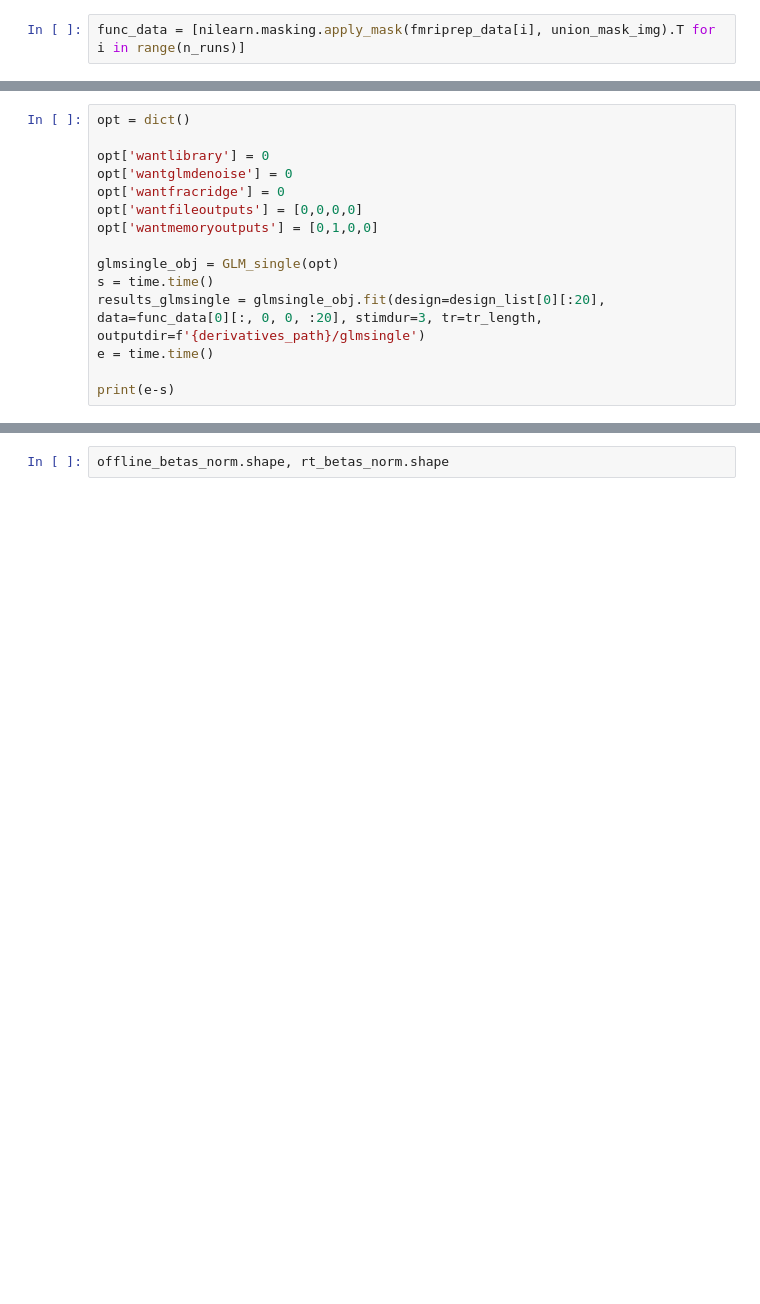
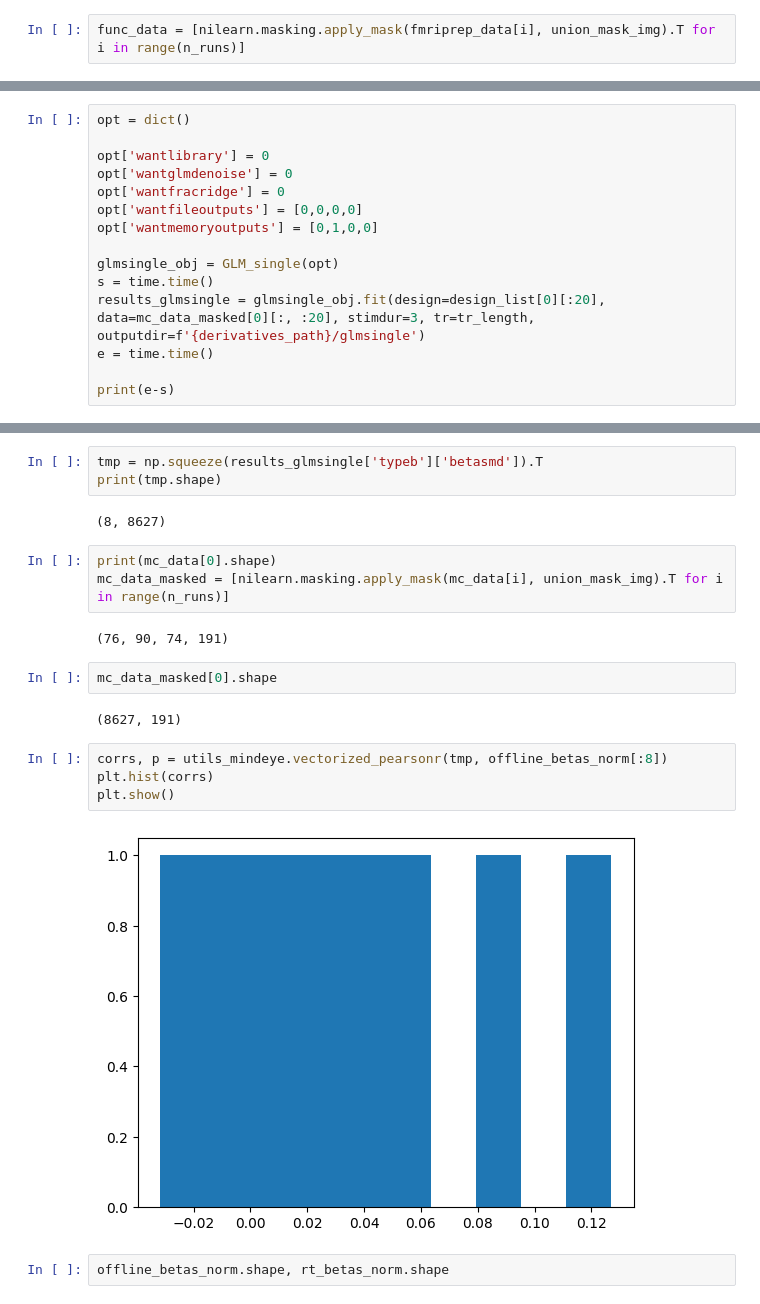
Before and after one commit to brainiak/rtcloud-projects, a Jupyter notebook: mindeye/debug_betas.ipynb, the cells around one changed output, grey strips where cells are left out. Cells and saved outputs as stored; diff of their text form; blank space fills up the shorter version.

Commit message:
fmriprep + nilearn (pass in all data each TR)

```diff
--- a/mindeye/debug_betas.ipynb
+++ b/mindeye/debug_betas.ipynb
@@ -450,7 +414,7 @@ opt['wantmemoryoutputs'] = [0,1,0,0]
 
 glmsingle_obj = GLM_single(opt)
 s = time.time()
-results_glmsingle = glmsingle_obj.fit(design=design_list[0][:20], data=func_data[0][:, 0, 0, :20], stimdur=3, tr=tr_length, outputdir=f'{derivatives_path}/glmsingle')
+results_glmsingle = glmsingle_obj.fit(design=design_list[0][:20], data=mc_data_masked[0][:, :20], stimdur=3, tr=tr_length, outputdir=f'{derivatives_path}/glmsingle')
 e = time.time()
 
 print(e-s)
@@ -457,3 +448,23 @@ print(e-s)
+# %%
+tmp = np.squeeze(results_glmsingle['typeb']['betasmd']).T
+print(tmp.shape)
+# %% [output]
+(8, 8627)
+# %%
+print(mc_data[0].shape)
+mc_data_masked = [nilearn.masking.apply_mask(mc_data[i], union_mask_img).T for i in range(n_runs)]
+# %% [output]
+(76, 90, 74, 191)
+# %%
+mc_data_masked[0].shape
+# %% [output]
+(8627, 191)
+# %%
+corrs, p = utils_mindeye.vectorized_pearsonr(tmp, offline_betas_norm[:8])
+plt.hist(corrs)
+plt.show()
+# %% [output]
+[figure, added]
 # %%
 offline_betas_norm.shape, rt_betas_norm.shape
 # %%
```
Also changed, not shown: parts of 12 cells of this notebook, 2 other files.
